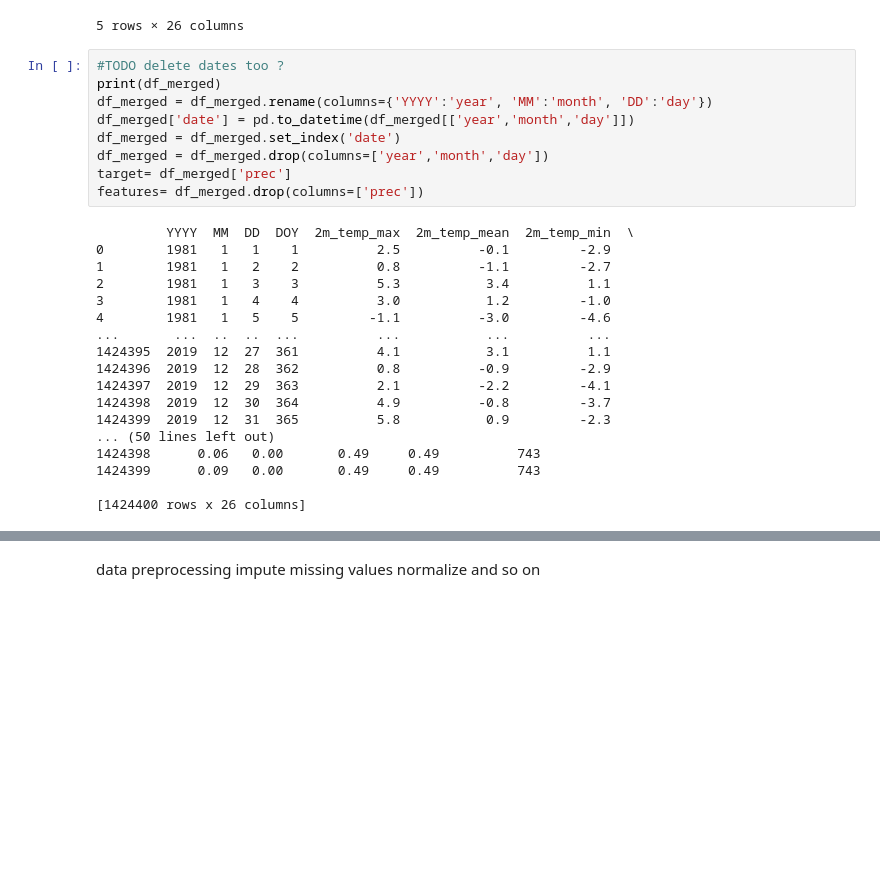
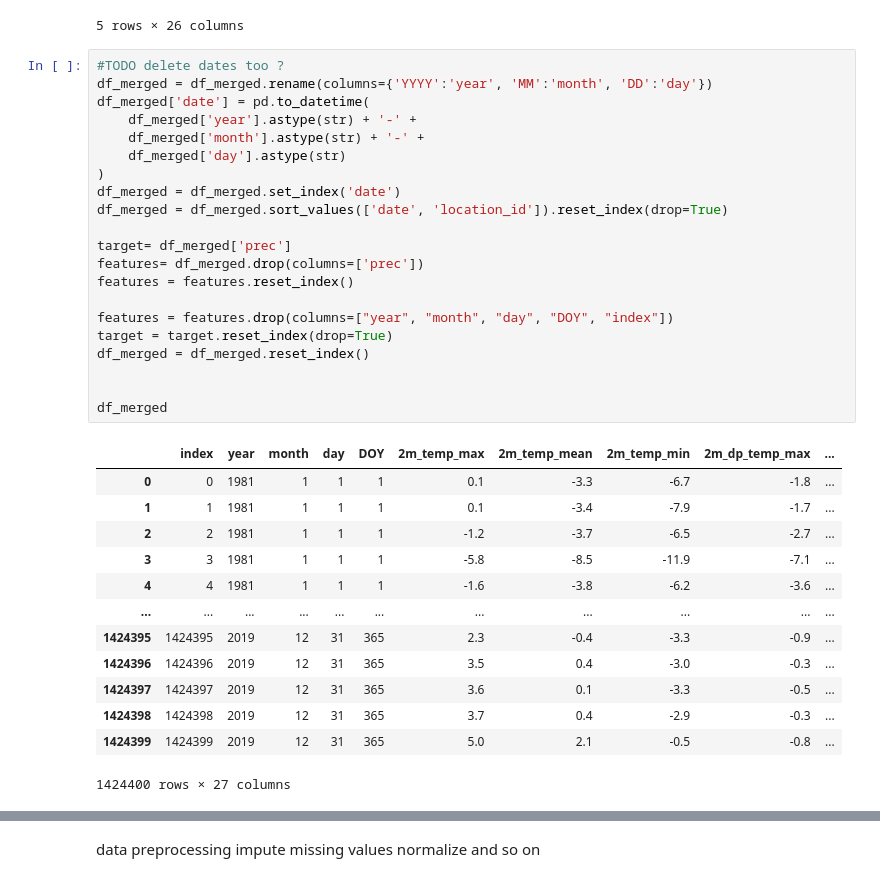
Before and after one commit to danielpuehringer/Assignment-2_Intro-comp-sust_climate-forecasting, a Jupyter notebook: data/preprocessing.ipynb, the cells around one changed output, grey strips where cells are left out. Drawn from its saved outputs; the diff is of its cells as text; blank space fills up the shorter version.

```diff
--- a/data/preprocessing.ipynb
+++ b/data/preprocessing.ipynb
@@ -84,28 +84,36 @@ df_merged.head()
 5 rows × 26 columns
 # %%
 #TODO delete dates too ?
-print(df_merged)
 df_merged = df_merged.rename(columns={'YYYY':'year', 'MM':'month', 'DD':'day'})
-df_merged['date'] = pd.to_datetime(df_merged[['year','month','day']])
+df_merged['date'] = pd.to_datetime(
+    df_merged['year'].astype(str) + '-' +
+    df_merged['month'].astype(str) + '-' +
+    df_merged['day'].astype(str)
+)
 df_merged = df_merged.set_index('date')
-df_merged = df_merged.drop(columns=['year','month','day'])
+df_merged = df_merged.sort_values(['date', 'location_id']).reset_index(drop=True)
+
 target= df_merged['prec']
 features= df_merged.drop(columns=['prec'])
+features = features.reset_index()
+
+features = features.drop(columns=["year", "month", "day", "DOY", "index"])
+target = target.reset_index(drop=True)
+df_merged = df_merged.reset_index()
+
+
+df_merged
 # %% [output]
+|  | index | year | month | day | DOY | 2m_temp_max | 2m_temp_mean | 2m_temp_min | 2m_dp_temp_max | ... |
+| 0 | 0 | 1981 | 1 | 1 | 1 | 0.1 | -3.3 | -6.7 | -1.8 | ... |
+| 1 | 1 | 1981 | 1 | 1 | 1 | 0.1 | -3.4 | -7.9 | -1.7 | ... |
+| 2 | 2 | 1981 | 1 | 1 | 1 | -1.2 | -3.7 | -6.5 | -2.7 | ... |
+| 3 | 3 | 1981 | 1 | 1 | 1 | -5.8 | -8.5 | -11.9 | -7.1 | ... |
+| 4 | 4 | 1981 | 1 | 1 | 1 | -1.6 | -3.8 | -6.2 | -3.6 | ... |
+| ... | ... | ... | ... | ... | ... | ... | ... | ... | ... | ... |
+| 1424395 | 1424395 | 2019 | 12 | 31 | 365 | 2.3 | -0.4 | -3.3 | -0.9 | ... |
+| 1424396 | 1424396 | 2019 | 12 | 31 | 365 | 3.5 | 0.4 | -3.0 | -0.3 | ... |
+| 1424397 | 1424397 | 2019 | 12 | 31 | 365 | 3.6 | 0.1 | -3.3 | -0.5 | ... |
+| 1424398 | 1424398 | 2019 | 12 | 31 | 365 | 3.7 | 0.4 | -2.9 | -0.3 | ... |
+| 1424399 | 1424399 | 2019 | 12 | 31 | 365 | 5.0 | 2.1 | -0.5 | -0.8 | ... |
-         YYYY  MM  DD  DOY  2m_temp_max  2m_temp_mean  2m_temp_min  \
-0        1981   1   1    1          2.5          -0.1         -2.9
-1        1981   1   2    2          0.8          -1.1         -2.7
-2        1981   1   3    3          5.3           3.4          1.1
-3        1981   1   4    4          3.0           1.2         -1.0
-4        1981   1   5    5         -1.1          -3.0         -4.6
-...       ...  ..  ..  ...          ...           ...          ...
-1424395  2019  12  27  361          4.1           3.1          1.1
-1424396  2019  12  28  362          0.8          -0.9         -2.9
-1424397  2019  12  29  363          2.1          -2.2         -4.1
-1424398  2019  12  30  364          4.9          -0.8         -3.7
-1424399  2019  12  31  365          5.8           0.9         -2.3
-... (50 lines left out)
-1424398      0.06   0.00       0.49     0.49          743
-1424399      0.09   0.00       0.49     0.49          743
-
-[1424400 rows x 26 columns]
+1424400 rows × 27 columns
```
Also changed, not shown: parts of 13 cells of this notebook, 2 other files.
